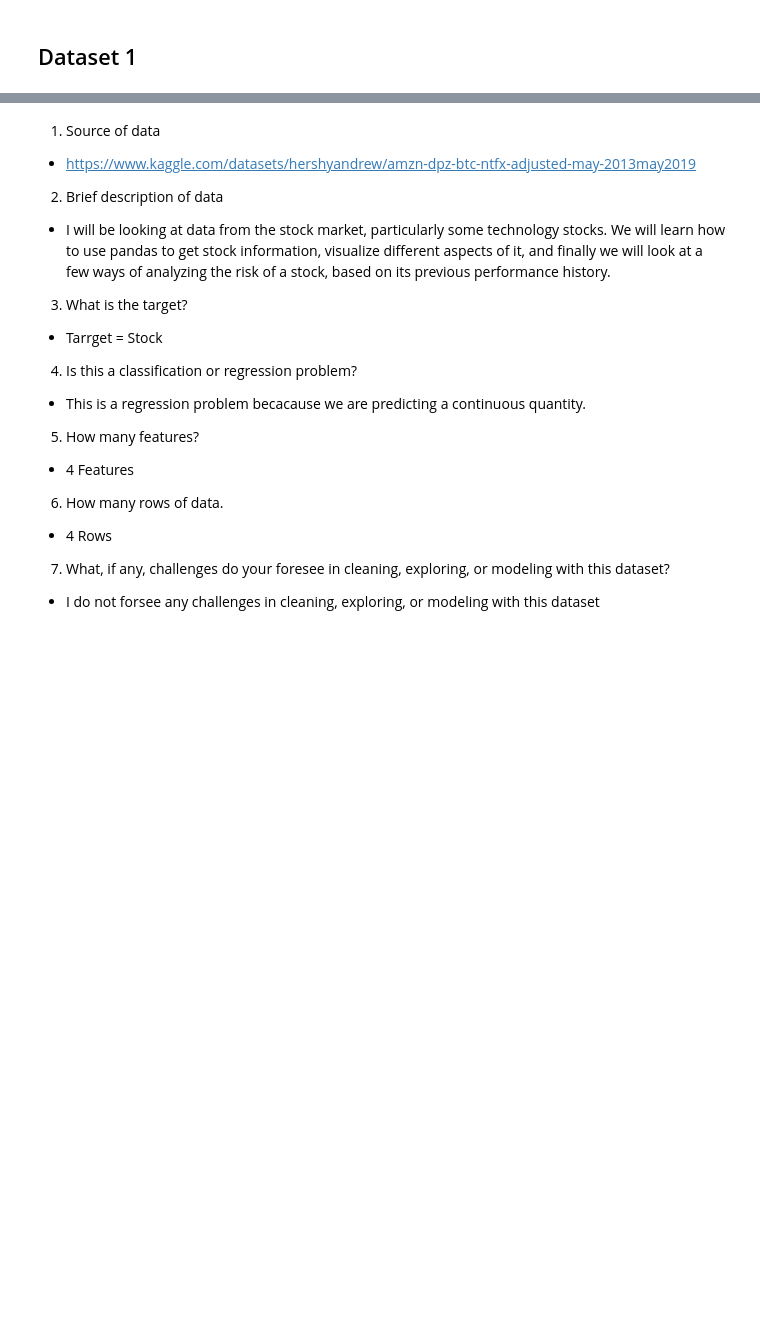
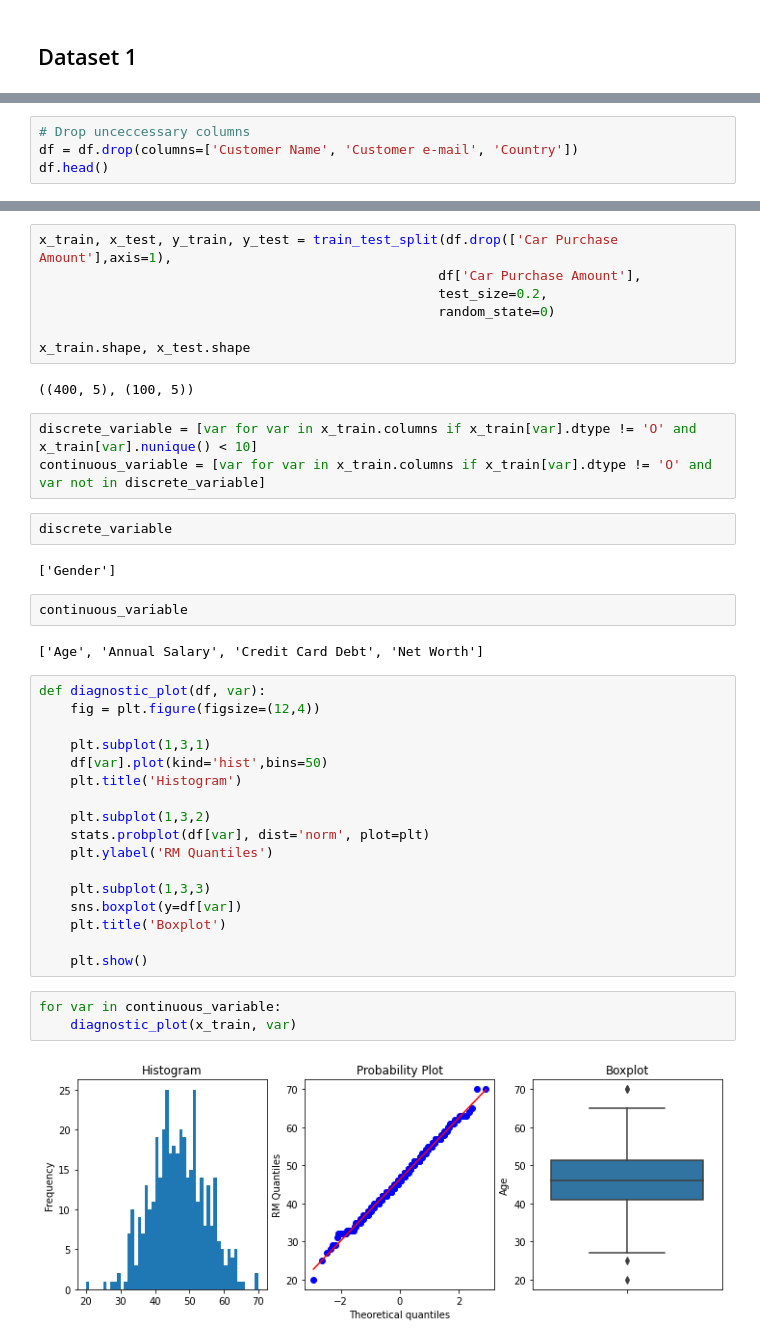
Before and after one commit to LarsonBodden/Car-Purchasing-Model, a Jupyter notebook: Project_2.ipynb, the cells around one changed output, grey strips where cells are left out. Cells and saved outputs as stored; diff of their text form; blank space fills up the shorter version.

```diff
--- a/Project_2.ipynb
+++ b/Project_2.ipynb
@@ -113,0 +103,4 @@ df.head()
+# %%
+# Drop unceccessary columns
+df = df.drop(columns=['Customer Name', 'Customer e-mail', 'Country'])
+df.head()
@@ -129,21 +144,42 @@ memory usage: 59.5+ KB
-# %% [markdown]
-1) Source of data
-- https://www.kaggle.com/datasets/hershyandrew/amzn-dpz-btc-ntfx-adjusted-may-2013may2019
-
-2) Brief description of data
-- I will be looking at data from the stock market, particularly some technology stocks. We will learn how to use pandas to get stock information, visualize different aspects of it, and finally we will look at a few ways of analyzing the risk of a stock, based on its previous performance history.
-
-3) What is the target?
-- Tarrget = Stock
-
-4) Is this a classification or regression problem?
-- This is a regression problem becacause we are predicting a continuous quantity.
-
-5) How many features?
-- 4 Features
-
-6) How many rows of data.
-- 4 Rows
-
-7) What, if any, challenges do your foresee in cleaning, exploring, or modeling with this dataset?
-- I do not forsee any challenges in cleaning, exploring, or modeling with this dataset
+# %%
+x_train, x_test, y_train, y_test = train_test_split(df.drop(['Car Purchase Amount'],axis=1),
+                                                   df['Car Purchase Amount'],
+                                                   test_size=0.2,
+                                                   random_state=0)
+
+x_train.shape, x_test.shape
+# %% [output]
+((400, 5), (100, 5))
+# %%
+discrete_variable = [var for var in x_train.columns if x_train[var].dtype != 'O' and x_train[var].nunique() < 10]
+continuous_variable = [var for var in x_train.columns if x_train[var].dtype != 'O' and var not in discrete_variable]
+# %%
+discrete_variable
+# %% [output]
+['Gender']
+# %%
+continuous_variable
+# %% [output]
+['Age', 'Annual Salary', 'Credit Card Debt', 'Net Worth']
+# %%
+def diagnostic_plot(df, var):
+    fig = plt.figure(figsize=(12,4))
+
+    plt.subplot(1,3,1)
+    df[var].plot(kind='hist',bins=50)
+    plt.title('Histogram')
+
+    plt.subplot(1,3,2)
+    stats.probplot(df[var], dist='norm', plot=plt)
+    plt.ylabel('RM Quantiles')
+
+    plt.subplot(1,3,3)
+    sns.boxplot(y=df[var])
+    plt.title('Boxplot')
+
+    plt.show()
+# %%
+for var in continuous_variable:
+    diagnostic_plot(x_train, var)
+# %% [output]
+[figure, added]
```
Also changed, not shown: parts of 19 cells of this notebook.
